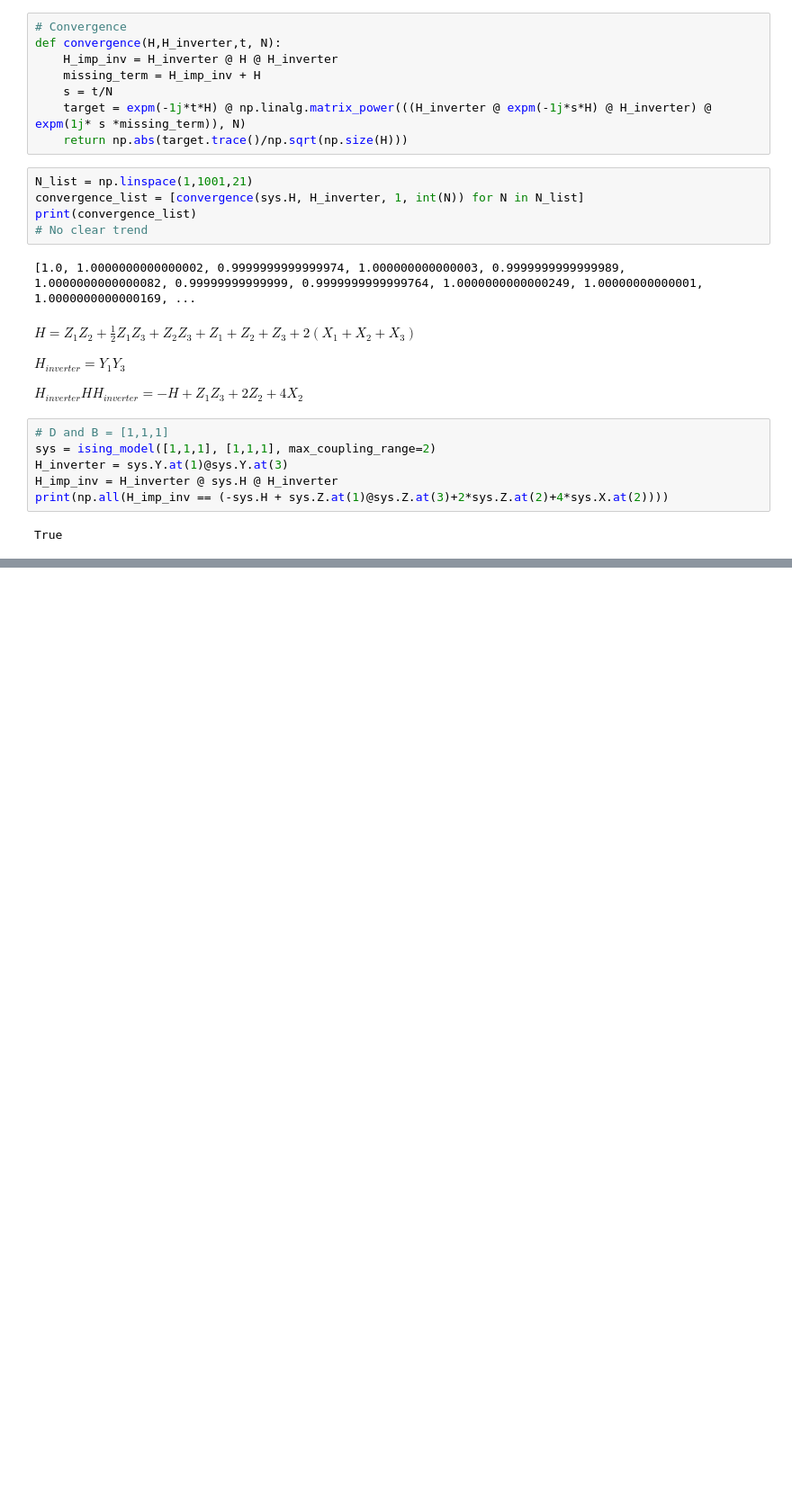
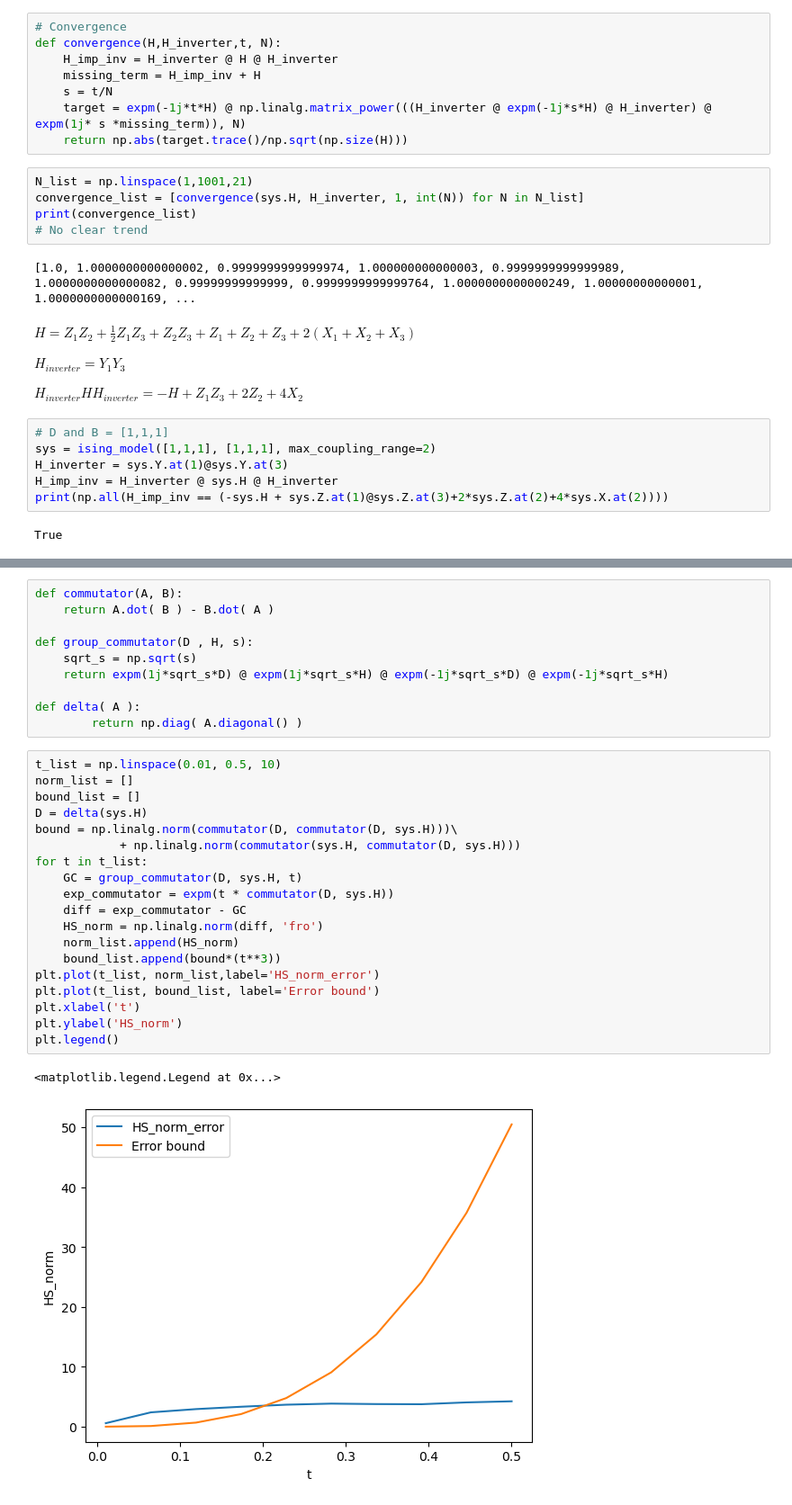
Before and after one commit to marekgluza/double_bracket_flow_as_a_diagonalization_quantum_algorithm, a Jupyter notebook: Inverting_ising.ipynb, the cells around one changed output, grey strips where cells are left out. Shown at 90% size. Saved outputs shown, nothing was run; the diff lists cells and outputs as text; blank space fills up the shorter version.

```diff
--- a/Inverting_ising.ipynb
+++ b/Inverting_ising.ipynb
@@ -160,0 +176,32 @@ plt.plot(N_list, convergence_list)
+# %%
+def commutator(A, B):
+    return A.dot( B ) - B.dot( A )
+
+def group_commutator(D , H, s):
+    sqrt_s = np.sqrt(s)
+    return expm(1j*sqrt_s*D) @ expm(1j*sqrt_s*H) @ expm(-1j*sqrt_s*D) @ expm(-1j*sqrt_s*H)
+
+def delta( A ):
+        return np.diag( A.diagonal() )
+# %%
+t_list = np.linspace(0.01, 0.5, 10)
+norm_list = []
+bound_list = []
+D = delta(sys.H)
+bound = np.linalg.norm(commutator(D, commutator(D, sys.H)))\
+            + np.linalg.norm(commutator(sys.H, commutator(D, sys.H)))
+for t in t_list:
+    GC = group_commutator(D, sys.H, t)
+    exp_commutator = expm(t * commutator(D, sys.H))
+    diff = exp_commutator - GC
+    HS_norm = np.linalg.norm(diff, 'fro')
+    norm_list.append(HS_norm)
+    bound_list.append(bound*(t**3))
+plt.plot(t_list, norm_list,label='HS_norm_error')
+plt.plot(t_list, bound_list, label='Error bound')
+plt.xlabel('t')
+plt.ylabel('HS_norm')
+plt.legend()
+# %% [output]
+<matplotlib.legend.Legend at 0x...>
+[figure, added]
```
Also changed, not shown: parts of 9 cells of this notebook, 1 other file.
